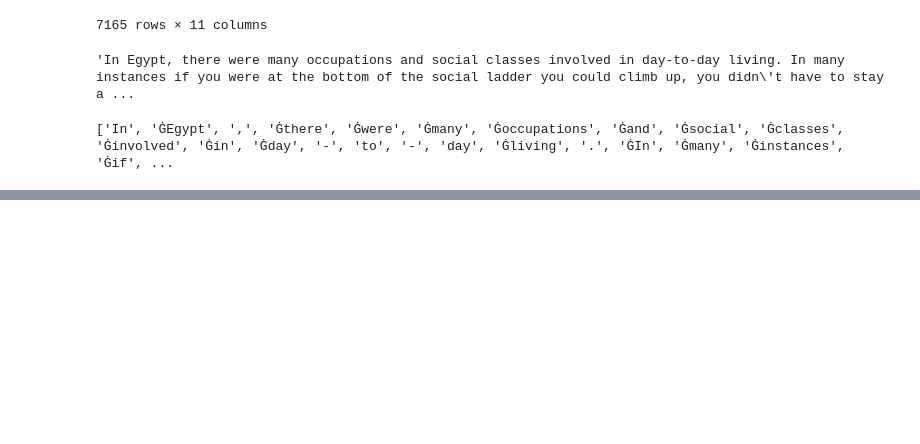
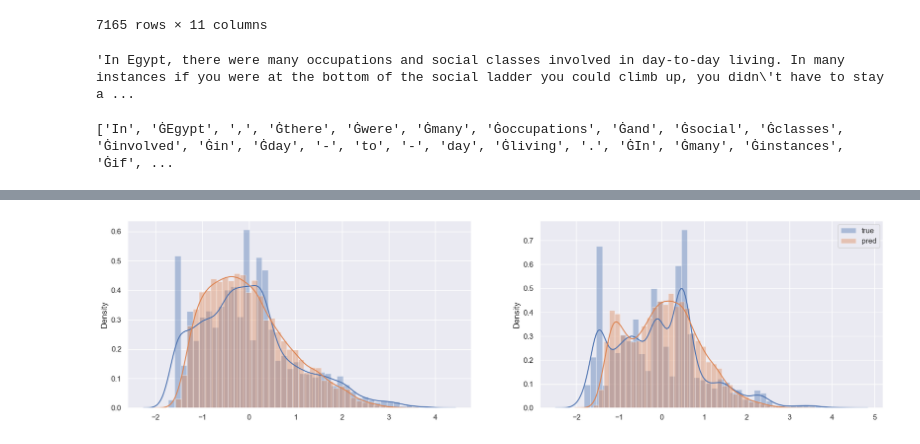
Before and after one commit to kfsky/CommonLit2023, a Jupyter notebook: notebooks/test.ipynb, the cells around one changed output, grey strips where cells are left out. Saved outputs shown, nothing was run; the diff lists cells and outputs as text; code cells hidden in the pictures; blank space fills up the shorter version.

```diff
--- a/notebooks/test.ipynb
+++ b/notebooks/test.ipynb
@@ -609,0 +692,3 @@ print(tokens)
+# %%
+oof_df = pd.read_csv("../outputs/070/oof_df.csv")
+oof_df
@@ -609,0 +709,28 @@ print(tokens)
+# %%
+# 予測結果と正解データの分布を確認する
+fig, ax = plt.subplots(1, 2, figsize=(20, 5))
+sns.distplot(
+    x=oof_df["content"],
+    ax=ax[0],
+    label="true"
+)
+sns.distplot(
+    x=oof_df["pred_content"],
+    ax=ax[0],
+    label="pred"
+)
+
+sns.distplot(
+    x=oof_df["wording"],
+    ax=ax[1],
+    label="true"
+)
+sns.distplot(
+    x=oof_df["pred_wording"],
+    ax=ax[1],
+    label="pred"
+)
+plt.legend()
+plt.show()
+# %% [output]
+[figure, added]
```
Also changed, not shown: parts of 22 cells of this notebook, 7 other files.
